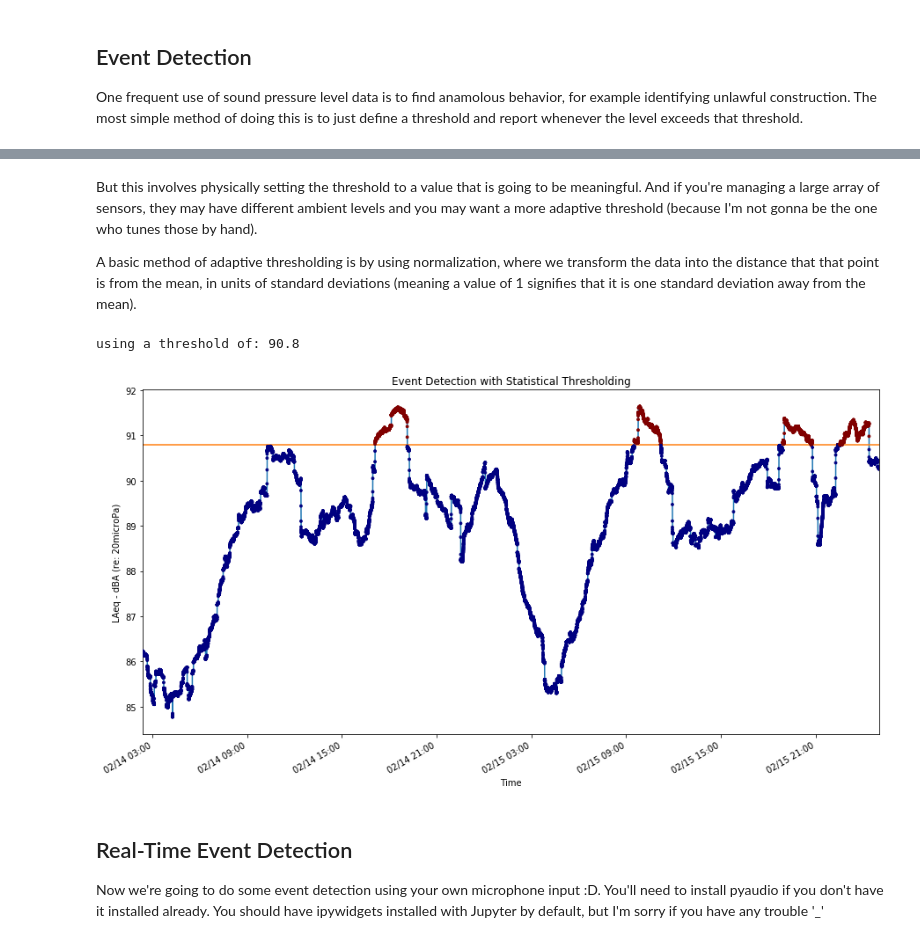
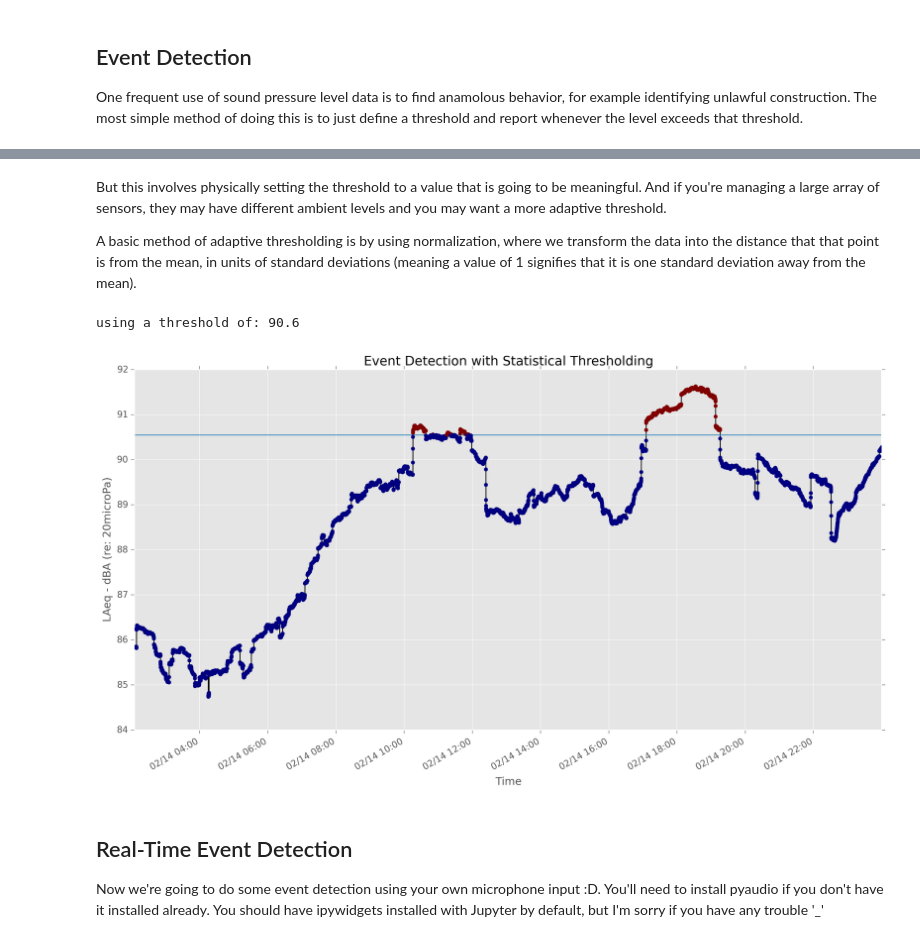
Before and after one commit to cmydlarz/NYU_CUSP_UrbanSoundSensing2017, a Jupyter notebook: Audio Lab.ipynb, the cells around one changed output, grey strips where cells are left out. Drawn from its saved outputs; the diff is of its cells as text; code cells hidden in the pictures.

```diff
--- a/Audio Lab.ipynb
+++ b/Audio Lab.ipynb
@@ -9,6 +10,8 @@ import matplotlib.pyplot as plt
 from matplotlib.dates import DateFormatter
 # %%
 plt.rcParams['figure.figsize'] = 15, 8
+plt.rcParams['figure.dpi'] = 300
+plt.style.use('ggplot')
 # %% [markdown]
 ## Loading from CSV
 Sound Pressure Level data ($L_{Aeq}$) contains two weeks of data, pulled from the SONYC node at 719 Broadway.
@@ -32,7 +35,7 @@ data spanning: 02/13/2018 14:06:19 - 02/27/2018 14:06:12
 ## What does it look like?
 Let's take a look at the raw SPL data from the node. We are going to take a smaller subsample of the data because plotting the full dataset takes a really long time.
 # %%
-df = df_full[8000:48000] # let's look at a smaller sample
+df = df_full['2018/02/14 00:00:00':'2018/02/15 00:00:00'] # let's look at a smaller sample
 # %%
 df.laeq.plot()
 plt.title('A-weighted Sound Pressure Level between {:%m/%d/%Y %H:%M:%S} and {:%m/%d/%Y %H:%M:%S}'.format(
@@ -171,5 +176,5 @@ plt.gca().xaxis.set_major_formatter(DateFormatter('%m/%d %H:%M'));
 # %% [markdown]
-But this involves physically setting the threshold to a value that is going to be meaningful. And if you're managing a large array of sensors, they may have different ambient levels and you may want a more adaptive threshold (because I'm not gonna be the one who tunes those by hand).
+But this involves physically setting the threshold to a value that is going to be meaningful. And if you're managing a large array of sensors, they may have different ambient levels and you may want a more adaptive threshold.
 
 A basic method of adaptive thresholding is by using normalization, where we transform the data into the distance that that point is from the mean, in units of standard deviations (meaning a value of 1 signifies that it is one standard deviation away from the mean).
 # %%
@@ -178,36 +183,38 @@ n_standard_deviations = 1
 ###
 
 def normalize(x):
     '''Get the # standard deviations from the mean'''
     return (np.array(x) - np.nanmean(x)) / np.std(x)
 
 # scales all data based on the mean and standard deviation
 laeq_norm = normalize(laeq_moving_avg)
 
 laeq_moving_avg.plot()
 
 # draw threshold line
 threshold = laeq_moving_avg.mean() + n_standard_deviations * laeq_moving_avg.std()
 print('using a threshold of: {:.1f}'.format(threshold))
 plt.plot([laeq_moving_avg.index.min(), laeq_moving_avg.index.max()], [threshold]*2)
 
 # checks values against threshold, can use negative value for lower bound
 is_event = (laeq_norm >= n_standard_deviations if n_standard_deviations > 0
        else laeq_norm <= n_standard_deviations)
 
 # draw the colored points
 plt.scatter(
     laeq_moving_avg.index, laeq_moving_avg,
     c=(is_event).astype(int),
-    cmap=plt.cm.jet, s=8, zorder=10)
+    cmap=plt.cm.jet, zorder=10, linewidth='0')
+
+plt.gca().get_lines()[0].set_color("black")
 
 plt.title('Event Detection with Statistical Thresholding')
 plt.xlabel('Time')
 plt.ylabel('LAeq - dBA (re: 20microPa)')
 plt.gca().xaxis.set_major_formatter(DateFormatter('%m/%d %H:%M'));
 # %% [output]
-using a threshold of: 90.8
+using a threshold of: 90.6
-[figure, old version]
+[figure, new version]
 # %% [markdown]
 ## Real-Time Event Detection
 Now we're going to do some event detection using your own microphone input :D. You'll need to install pyaudio if you don't have it installed already. You should have ipywidgets installed with Jupyter by default, but I'm sorry if you have any trouble '_'
```
Also changed, not shown: parts of 8 cells of this notebook, 1 other file.
